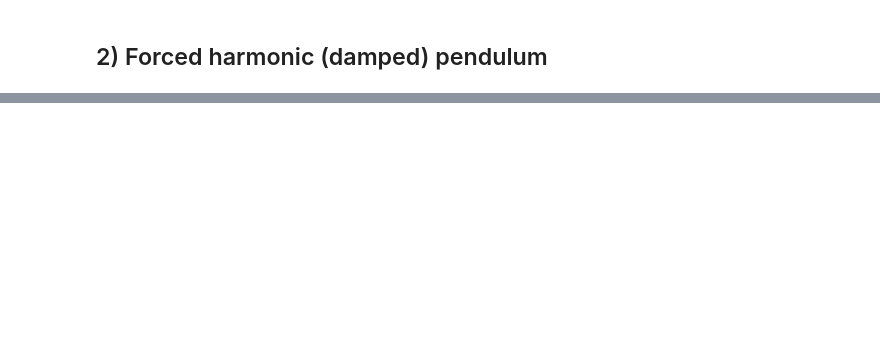
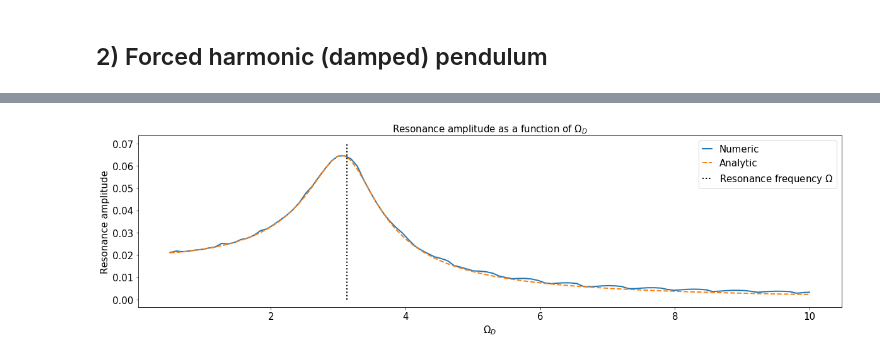
Before and after one commit to sigriaun/pendulum2, a Jupyter notebook: pendulum2.ipynb, the cells around one changed output, grey strips where cells are left out. Cells and saved outputs as stored; diff of their text form; code cells hidden in the pictures; blank space fills up the shorter version.

```diff
--- a/pendulum2.ipynb
+++ b/pendulum2.ipynb
@@ -159,23 +165,39 @@ Omega_D_list=[0,1,3,5,10]
 # %%
 """Dependence of Omega_D"""
 nsteps_omega_D = 3000
 
 #skal finne resonans amplituden
 def resonance_amplitude(theta_list):
     midle_of_list= int(nsteps_f/2)
     return np.max(theta_list[midle_of_list:])
 
-list_of_omega_D = np.linspace(0.5,10,30)
+def analytic_resonance_amplitude(Fd,omegaD=Omega_D,q=q0):
+    return Fd/np.sqrt( (g/l - omegaD**2)**2 + (q*omegaD)**2 )
+
+list_of_omega_D = np.linspace(0.5,10,100)
 amplitudes_omega_D=np.zeros(len(list_of_omega_D))
 
 for i in range(len(list_of_omega_D)):
     omega_i = list_of_omega_D[i]
     x_i, t= Kutta4(f_forced,0,x0,delta_t,nsteps_omega_D,q0,omega_i)
     theta_i = x_i[:,0]
     amplitudes_omega_D[i] = resonance_amplitude(theta_i)
     plt.plot()
 
-plt.plot(list_of_omega_D,amplitudes_omega_D)
+analytic_ra_omega_D = analytic_resonance_amplitude(Fd,omegaD=list_of_omega_D)
+
+
+
+plt.title(r"Resonance amplitude as a function of $\Omega_D$")
+plt.plot(list_of_omega_D,amplitudes_omega_D, label = 'Numeric')
+plt.plot(list_of_omega_D,analytic_ra_omega_D, linestyle='--', label = "Analytic" )
+plt.xlabel(r'$\Omega_D$')
+plt.ylabel('Resonance amplitude')
+plt.vlines(np.sqrt(g/l),0,0.07,linestyle=':', label = r'Resonance frequency $\Omega$' )
+plt.legend()
+plt.show()
+# %% [output]
+[figure, added]
 # %%
 """bare test"""
 x_test1, t= Kutta4(f_forced,0,x0,delta_t,5000,q0,0.2)
```
Also changed, not shown: parts of 3 cells of this notebook.
